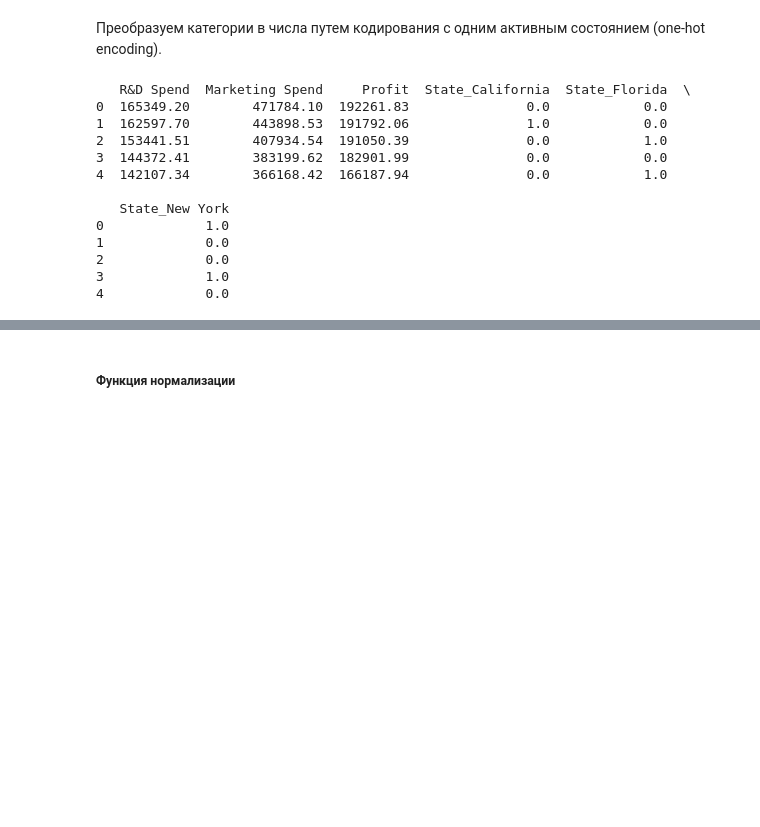
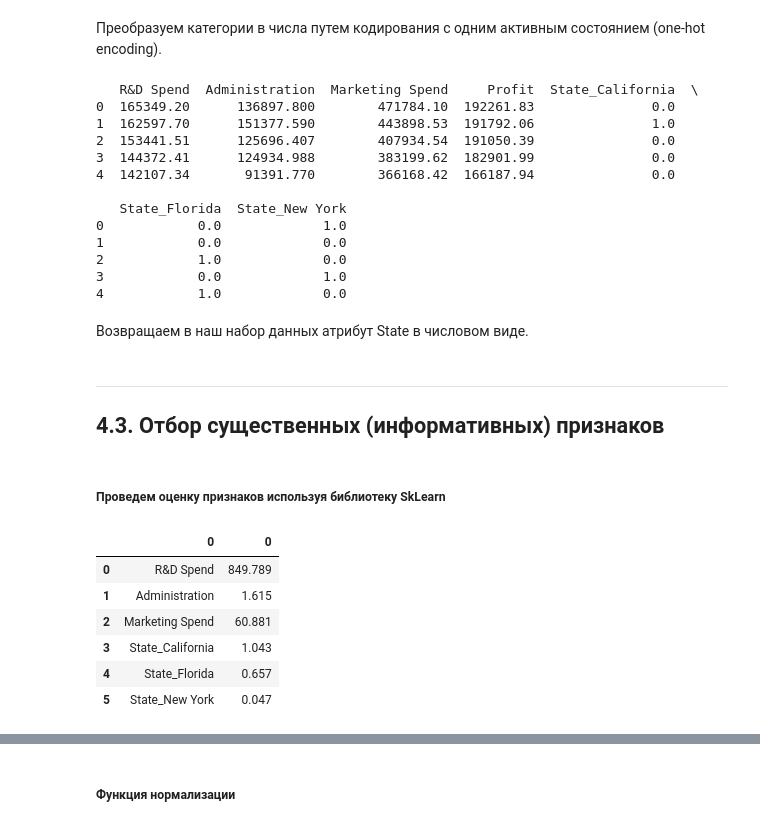
Before and after one commit to Temchik-X/DataMiningML, a Jupyter notebook: Lab_1.ipynb, the cells around one changed output, grey strips where cells are left out. Saved outputs shown, nothing was run; the diff lists cells and outputs as text; code cells hidden in the pictures; blank space fills up the shorter version.

```diff
--- a/Lab_1.ipynb
+++ b/Lab_1.ipynb
@@ -260,4 +245,0 @@ feature_scores
-# %%
-# dataset сейчас состоит из R&D Spend, Administration, Marketing Spend, Profit
-dataset_basic = dataset
-dataset_changed = dataset.drop("Administration", axis=1)
@@ -281,32 +265,37 @@ dtype: object
 Преобразуем категории в числа путем кодирования с одним активным состоянием (one-hot encoding).
 # %%
 from sklearn.preprocessing import OneHotEncoder
-hot_encoder = OneHotEncoder()
+def categorized(dataset, dataset_states):
+    hot_encoder = OneHotEncoder()
 
-# Преобразуем в двумерный массив
-dataset_states = np.array(dataset_states).reshape(-1, 1)
+    # Преобразуем в двумерный массив
+    dataset_states = np.array(dataset_states).reshape(-1, 1)
 
-states_1hot = hot_encoder.fit_transform(dataset_states)
+    states_1hot = hot_encoder.fit_transform(dataset_states)
 
-# Преобразуем разреженную матрицу в DataFrame
-states_1hot_df = pd.DataFrame(states_1hot.toarray(), columns=hot_encoder.get_feature_names_out(['State']))
+    # Преобразуем разреженную матрицу в DataFrame
+    states_1hot_df = pd.DataFrame(states_1hot.toarray(), columns=hot_encoder.get_feature_names_out(['State']))
 
-# Добавляем к исходному датасету
-dataset_changed = pd.concat([dataset_changed, states_1hot_df], axis=1)
-
+    # Добавляем к исходному датасету
+    dataset_changed = pd.concat([dataset, states_1hot_df], axis=1)
+    return dataset_changed
 # Печать результата
-print(dataset_changed.head())
+print(categorized(dataset, dataset_states).head())
 # %% [output]
-   R&D Spend  Marketing Spend     Profit  State_California  State_Florida  \
-0  165349.20        471784.10  192261.83               0.0            0.0
-1  162597.70        443898.53  191792.06               1.0            0.0
-2  153441.51        407934.54  191050.39               0.0            1.0
-3  144372.41        383199.62  182901.99               0.0            0.0
-4  142107.34        366168.42  166187.94               0.0            1.0
+   R&D Spend  Administration  Marketing Spend     Profit  State_California  \
+0  165349.20      136897.800        471784.10  192261.83               0.0
+1  162597.70      151377.590        443898.53  191792.06               1.0
+2  153441.51      125696.407        407934.54  191050.39               0.0
+3  144372.41      124934.988        383199.62  182901.99               0.0
+4  142107.34       91391.770        366168.42  166187.94               0.0
 
-   State_New York
-0             1.0
-1             0.0
-2             0.0
-3             1.0
-4             0.0
+   State_Florida  State_New York
+0            0.0             1.0
+1            0.0             0.0
+2            1.0             0.0
+3            0.0             1.0
+4            1.0             0.0
+# %% [markdown]
+Возвращаем в наш набор данных атрибут State в числовом виде.
+# %%
+dataset = categorized(dataset, dataset_states)
@@ -312,0 +304,22 @@ print(dataset_changed.head())
+# %% [markdown]
+---
+## 4.3. Отбор существенных (информативных) признаков
+# %% [markdown]
+##### Проведем оценку признаков используя библиотеку SkLearn
+# %%
+data_x = pd.concat([dataset.iloc[:, :3], dataset.iloc[:, -3:]], axis=1)
+data_y = dataset["Profit"]
+best_features = sklearn.feature_selection.SelectKBest(sklearn.feature_selection.f_regression, k="all")
+fit = best_features.fit(data_x, data_y)
+scores = pd.DataFrame(fit.scores_)
+columns = pd.DataFrame(data_x.columns)
+feature_scores = pd.concat([columns, scores], axis = 1)
+feature_scores
+# %% [output]
+|  | 0 | 0 |
+| 0 | R&D Spend | 849.789 |
+| 1 | Administration | 1.615 |
+| 2 | Marketing Spend | 60.881 |
+| 3 | State_California | 1.043 |
+| 4 | State_Florida | 0.657 |
+| 5 | State_New York | 0.047 |
```
Also changed, not shown: parts of 31 cells of this notebook.
